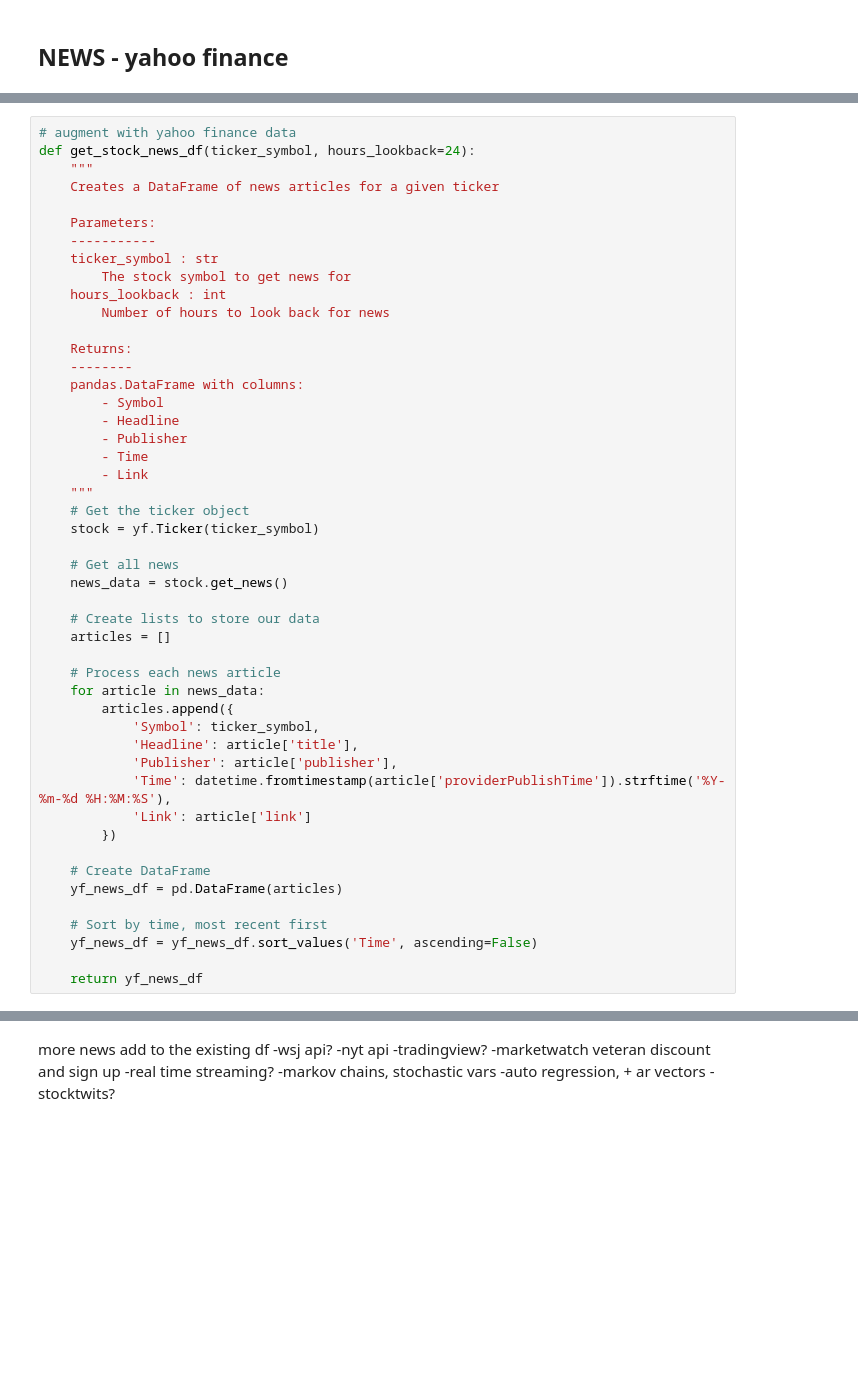
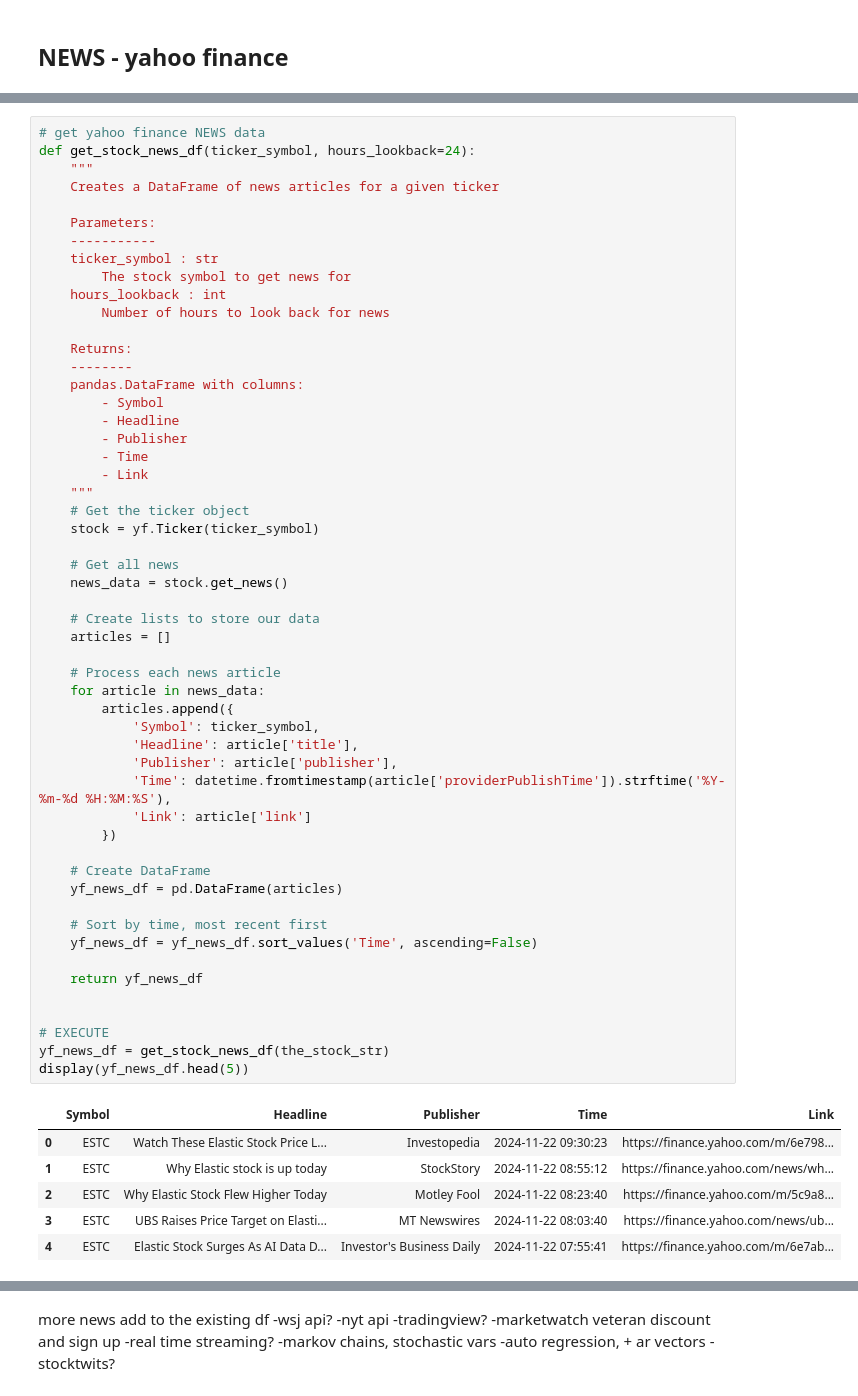
Before and after one commit to sudz4/sps, a Jupyter notebook: x_pre_market_gap_up_screener/main_dev_pmgus.ipynb, the cells around one changed output, grey strips where cells are left out. Saved outputs shown, nothing was run; the diff lists cells and outputs as text; blank space fills up the shorter version.

```diff
--- a/x_pre_market_gap_up_screener/main_dev_pmgus.ipynb
+++ b/x_pre_market_gap_up_screener/main_dev_pmgus.ipynb
@@ -490,7 +474,7 @@ print(the_stock_str)
 # %% [output]
 ESTC
 # %%
-# augment with yahoo finance data
+# get yahoo finance NEWS data
 def get_stock_news_df(ticker_symbol, hours_lookback=24):
     """
     Creates a DataFrame of news articles for a given ticker
@@ -510,30 +494,42 @@ def get_stock_news_df(ticker_symbol, hours_lookback=24):
         - Publisher
         - Time
         - Link
     """
     # Get the ticker object
     stock = yf.Ticker(ticker_symbol)
 
     # Get all news
     news_data = stock.get_news()
 
     # Create lists to store our data
     articles = []
 
     # Process each news article
     for article in news_data:
         articles.append({
             'Symbol': ticker_symbol,
             'Headline': article['title'],
             'Publisher': article['publisher'],
             'Time': datetime.fromtimestamp(article['providerPublishTime']).strftime('%Y-%m-%d %H:%M:%S'),
             'Link': article['link']
         })
 
     # Create DataFrame
     yf_news_df = pd.DataFrame(articles)
 
     # Sort by time, most recent first
     yf_news_df = yf_news_df.sort_values('Time', ascending=False)
 
     return yf_news_df
+
+
+# EXECUTE
+yf_news_df = get_stock_news_df(the_stock_str)
+display(yf_news_df.head(5))
+# %% [output]
+|  | Symbol | Headline | Publisher | Time | Link |
+| 0 | ESTC | Watch These Elastic Stock Price L... | Investopedia | 2024-11-22 09:30:23 | https://finance.yahoo.com/m/6e798... |
+| 1 | ESTC | Why Elastic stock is up today | StockStory | 2024-11-22 08:55:12 | https://finance.yahoo.com/news/wh... |
+| 2 | ESTC | Why Elastic Stock Flew Higher Today | Motley Fool | 2024-11-22 08:23:40 | https://finance.yahoo.com/m/5c9a8... |
+| 3 | ESTC | UBS Raises Price Target on Elasti... | MT Newswires | 2024-11-22 08:03:40 | https://finance.yahoo.com/news/ub... |
+| 4 | ESTC | Elastic Stock Surges As AI Data D... | Investor's Business Daily | 2024-11-22 07:55:41 | https://finance.yahoo.com/m/6e7ab... |
```
Also changed, not shown: parts of 9 cells of this notebook.
